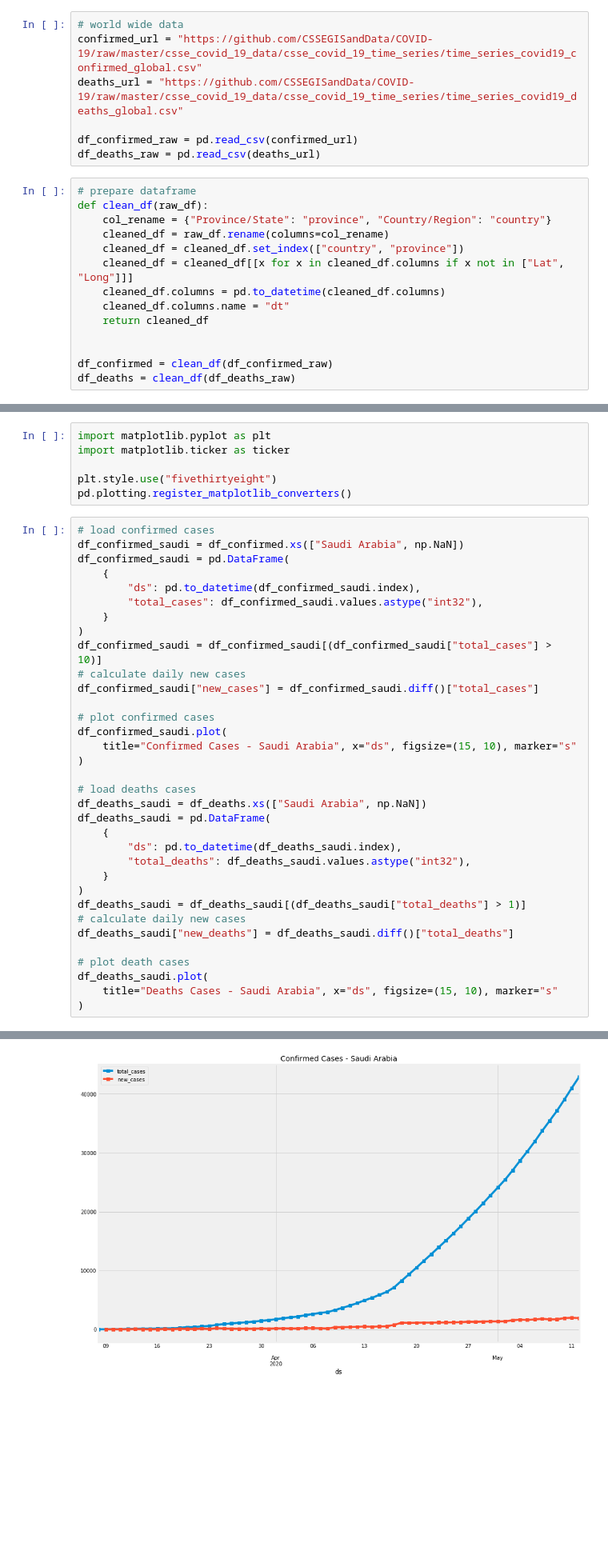
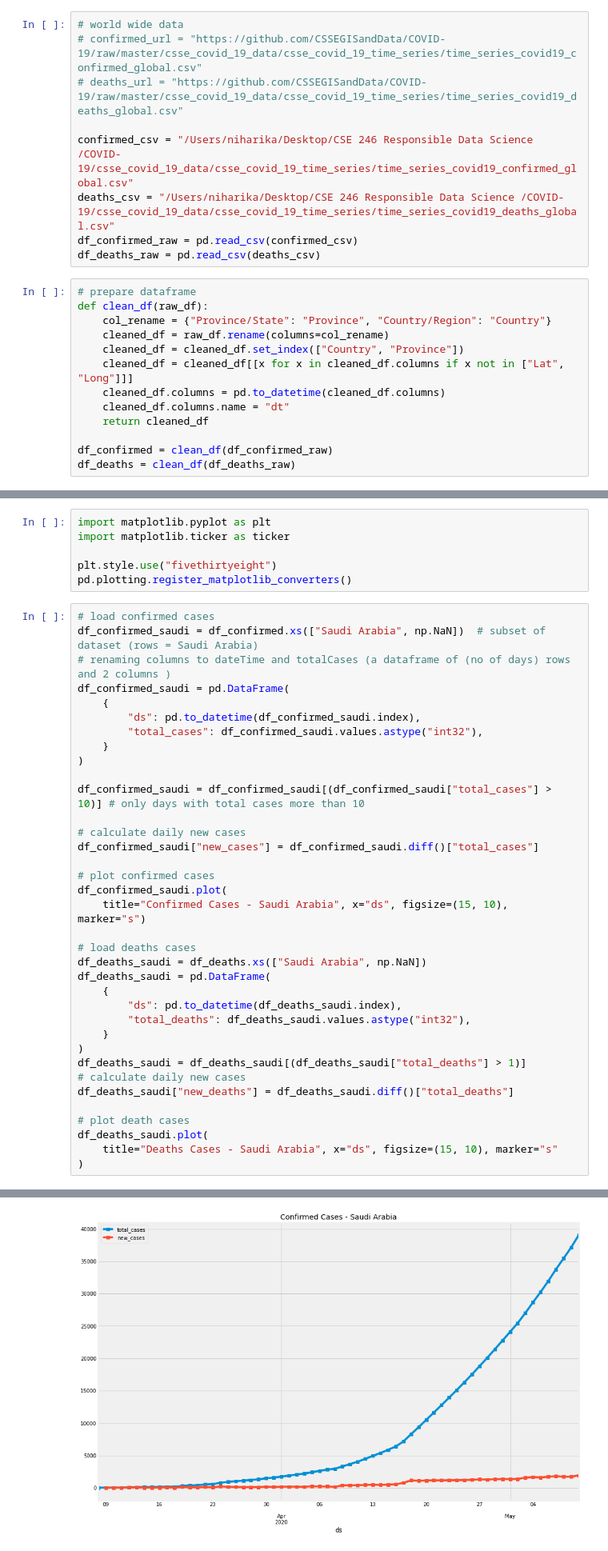
Before and after one commit to Niharika1203/CSE246_FinalProject-1, a Jupyter notebook: CSE246-FinalProject-COVID-19.ipynb, the cells around one changed output, grey strips where cells are left out. Shown: that part at 80% size. Drawn from its saved outputs; the diff is of its cells as text; blank space fills up the shorter version.

```diff
--- a/CSE246-FinalProject-COVID-19.ipynb
+++ b/CSE246-FinalProject-COVID-19.ipynb
@@ -17,23 +17,24 @@ import pandas as pd
 import numpy as np
 # %%
 # world wide data
-confirmed_url = "https://github.com/CSSEGISandData/COVID-19/raw/master/csse_covid_19_data/csse_covid_19_time_series/time_series_covid19_confirmed_global.csv"
-deaths_url = "https://github.com/CSSEGISandData/COVID-19/raw/master/csse_covid_19_data/csse_covid_19_time_series/time_series_covid19_deaths_global.csv"
+# confirmed_url = "https://github.com/CSSEGISandData/COVID-19/raw/master/csse_covid_19_data/csse_covid_19_time_series/time_series_covid19_confirmed_global.csv"
+# deaths_url = "https://github.com/CSSEGISandData/COVID-19/raw/master/csse_covid_19_data/csse_covid_19_time_series/time_series_covid19_deaths_global.csv"
 
-df_confirmed_raw = pd.read_csv(confirmed_url)
-df_deaths_raw = pd.read_csv(deaths_url)
+confirmed_csv = "/Users/niharika/Desktop/CSE 246 Responsible Data Science /COVID-19/csse_covid_19_data/csse_covid_19_time_series/time_series_covid19_confirmed_global.csv"
+deaths_csv = "/Users/niharika/Desktop/CSE 246 Responsible Data Science /COVID-19/csse_covid_19_data/csse_covid_19_time_series/time_series_covid19_deaths_global.csv"
+df_confirmed_raw = pd.read_csv(confirmed_csv)
+df_deaths_raw = pd.read_csv(deaths_csv)
 # %%
 # prepare dataframe
 def clean_df(raw_df):
-    col_rename = {"Province/State": "province", "Country/Region": "country"}
+    col_rename = {"Province/State": "Province", "Country/Region": "Country"}
     cleaned_df = raw_df.rename(columns=col_rename)
-    cleaned_df = cleaned_df.set_index(["country", "province"])
+    cleaned_df = cleaned_df.set_index(["Country", "Province"])
     cleaned_df = cleaned_df[[x for x in cleaned_df.columns if x not in ["Lat", "Long"]]]
     cleaned_df.columns = pd.to_datetime(cleaned_df.columns)
     cleaned_df.columns.name = "dt"
     return cleaned_df
 
-
 df_confirmed = clean_df(df_confirmed_raw)
 df_deaths = clean_df(df_deaths_raw)
 # %%
@@ -51,38 +51,40 @@ plt.style.use("fivethirtyeight")
 pd.plotting.register_matplotlib_converters()
 # %%
 # load confirmed cases
-df_confirmed_saudi = df_confirmed.xs(["Saudi Arabia", np.NaN])
+df_confirmed_saudi = df_confirmed.xs(["Saudi Arabia", np.NaN])  # subset of dataset (rows = Saudi Arabia)
+# renaming columns to dateTime and totalCases (a dataframe of (no of days) rows and 2 columns )
 df_confirmed_saudi = pd.DataFrame(
     {
         "ds": pd.to_datetime(df_confirmed_saudi.index),
         "total_cases": df_confirmed_saudi.values.astype("int32"),
     }
 )
-df_confirmed_saudi = df_confirmed_saudi[(df_confirmed_saudi["total_cases"] > 10)]
+
+df_confirmed_saudi = df_confirmed_saudi[(df_confirmed_saudi["total_cases"] > 10)] # only days with total cases more than 10
+
 # calculate daily new cases
 df_confirmed_saudi["new_cases"] = df_confirmed_saudi.diff()["total_cases"]
 
 # plot confirmed cases
 df_confirmed_saudi.plot(
-    title="Confirmed Cases - Saudi Arabia", x="ds", figsize=(15, 10), marker="s"
-)
+    title="Confirmed Cases - Saudi Arabia", x="ds", figsize=(15, 10), marker="s")
 
 # load deaths cases
 df_deaths_saudi = df_deaths.xs(["Saudi Arabia", np.NaN])
 df_deaths_saudi = pd.DataFrame(
     {
         "ds": pd.to_datetime(df_deaths_saudi.index),
         "total_deaths": df_deaths_saudi.values.astype("int32"),
     }
 )
 df_deaths_saudi = df_deaths_saudi[(df_deaths_saudi["total_deaths"] > 1)]
 # calculate daily new cases
 df_deaths_saudi["new_deaths"] = df_deaths_saudi.diff()["total_deaths"]
 
 # plot death cases
 df_deaths_saudi.plot(
     title="Deaths Cases - Saudi Arabia", x="ds", figsize=(15, 10), marker="s"
 )
 # %% [output]
 <matplotlib.axes._subplots.AxesSubplot at 0x...>
-[figure, old version]
+[figure, new version]
```
Also changed, not shown: parts of 15 cells of this notebook.
